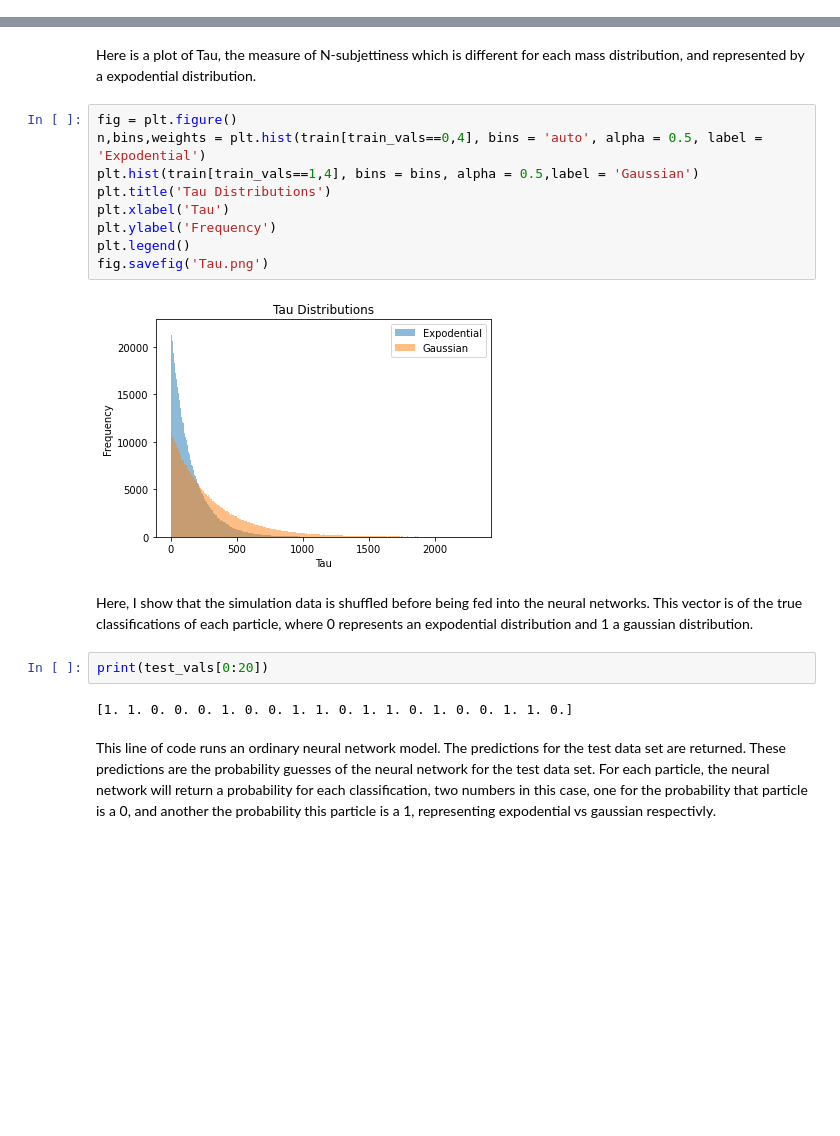
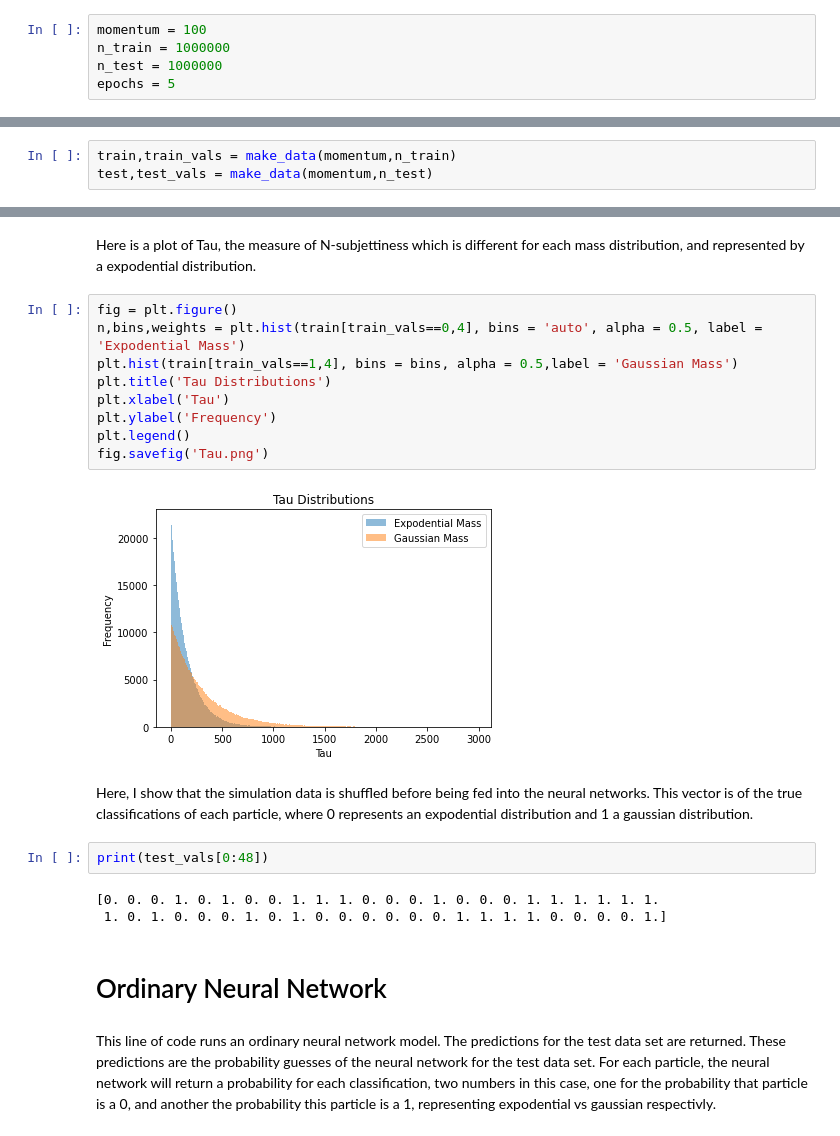
Before and after one commit to ubsuny/ParticleNN-Raspi4, a Jupyter notebook: Final/Final.ipynb, the cells around one changed output, grey strips where cells are left out. Saved outputs shown, nothing was run; the diff lists cells and outputs as text; blank space fills up the shorter version.

```diff
--- a/Final/Final.ipynb
+++ b/Final/Final.ipynb
@@ -23,2 +24,7 @@ Epochs = 10
+# %%
+momentum = 100
+n_train = 1000000
+n_test = 1000000
+epochs = 5
 # %% [markdown]
 Here, I create the simulation data of a million particles per distribution for the training and testing data sets.
@@ -28,3 +31,6 @@ test,test_vals = MakeData(p,Ntest)
+# %%
+train,train_vals = make_data(momentum,n_train)
+test,test_vals = make_data(momentum,n_test)
 # %% [markdown]
 Below is a 3D plot of the momentum of each particle.  Notice how all particles have constant total momentum but random direction, resulting in the data points filling out the surface of a sphere.
 # %%
@@ -54,21 +61,24 @@ fig.savefig('Mass.png')
 Here is a plot of Tau, the measure of N-subjettiness which is different for each mass distribution, and represented by a expodential distribution.
 # %%
 fig = plt.figure()
-n,bins,weights = plt.hist(train[train_vals==0,4], bins = 'auto', alpha = 0.5, label = 'Expodential')
-plt.hist(train[train_vals==1,4], bins = bins, alpha = 0.5,label = 'Gaussian')
+n,bins,weights = plt.hist(train[train_vals==0,4], bins = 'auto', alpha = 0.5, label = 'Expodential Mass')
+plt.hist(train[train_vals==1,4], bins = bins, alpha = 0.5,label = 'Gaussian Mass')
 plt.title('Tau Distributions')
 plt.xlabel('Tau')
 plt.ylabel('Frequency')
 plt.legend()
 fig.savefig('Tau.png')
 # %% [output]
-[figure, old version]
+[figure, new version]
 # %% [markdown]
 Here, I show that the simulation data is shuffled before being fed into the neural networks.  This vector is of the true classifications of each particle, where 0 represents an expodential distribution and 1 a gaussian distribution.
 # %%
-print(test_vals[0:20])
+print(test_vals[0:48])
 # %% [output]
-[1. 1. 0. 0. 0. 1. 0. 0. 1. 1. 0. 1. 1. 0. 1. 0. 0. 1. 1. 0.]
+[0. 0. 0. 1. 0. 1. 0. 0. 1. 1. 1. 0. 0. 0. 1. 0. 0. 0. 1. 1. 1. 1. 1. 1.
+ 1. 0. 1. 0. 0. 0. 1. 0. 1. 0. 0. 0. 0. 0. 0. 1. 1. 1. 1. 0. 0. 0. 0. 1.]
+# %% [markdown]
+# Ordinary Neural Network
 # %% [markdown]
 This line of code runs an ordinary neural network model.  The predictions for the test data set are returned.  These predictions are the probability guesses of the neural network for the test data set.  For each particle, the neural network will return a probability for each classification, two numbers in this case, one for the probability that particle is a 0, and another the probability this particle is a 1, representing expodential vs gaussian respectivly.
 # %%
```
Also changed, not shown: parts of 19 cells of this notebook, 32 other files.
